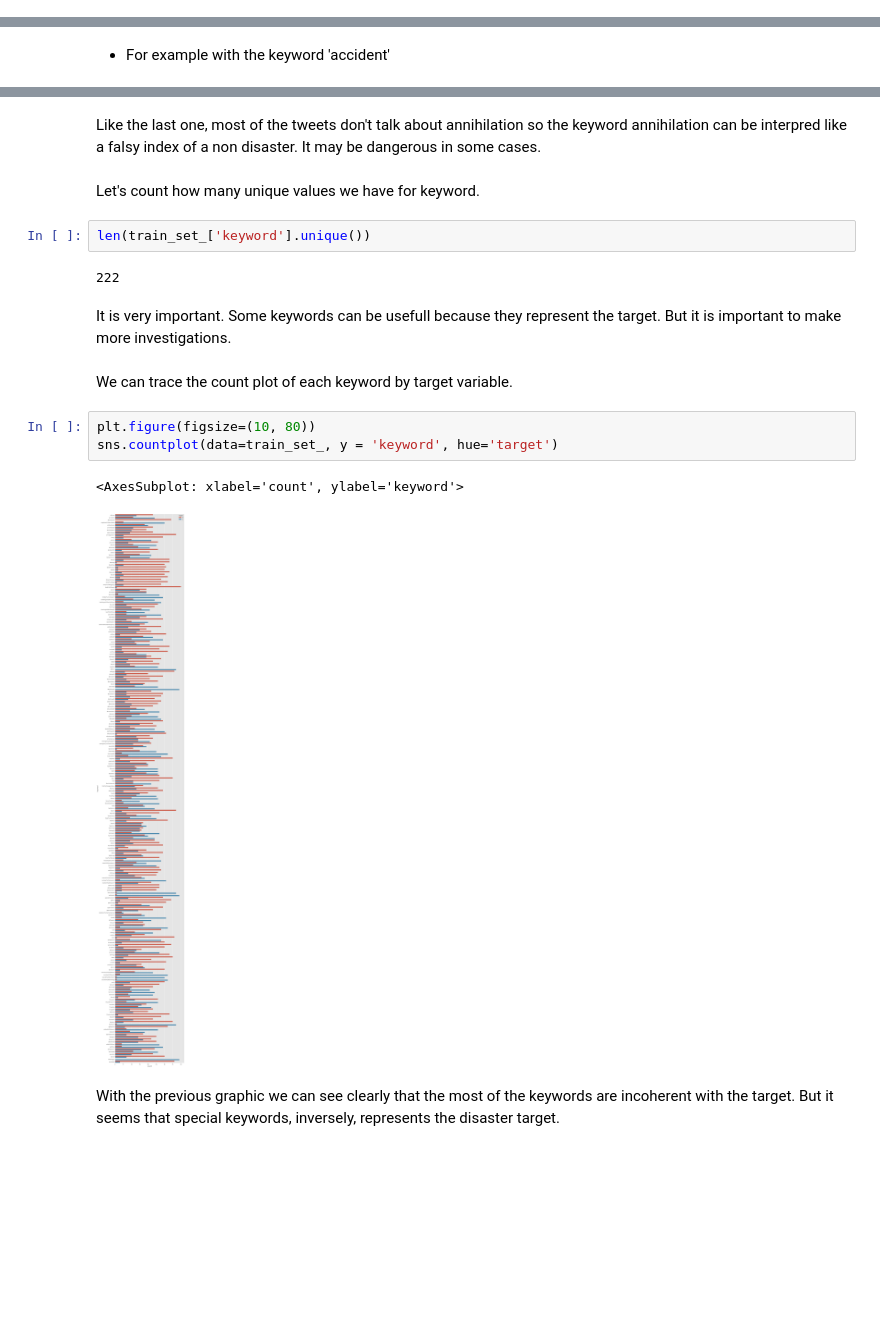
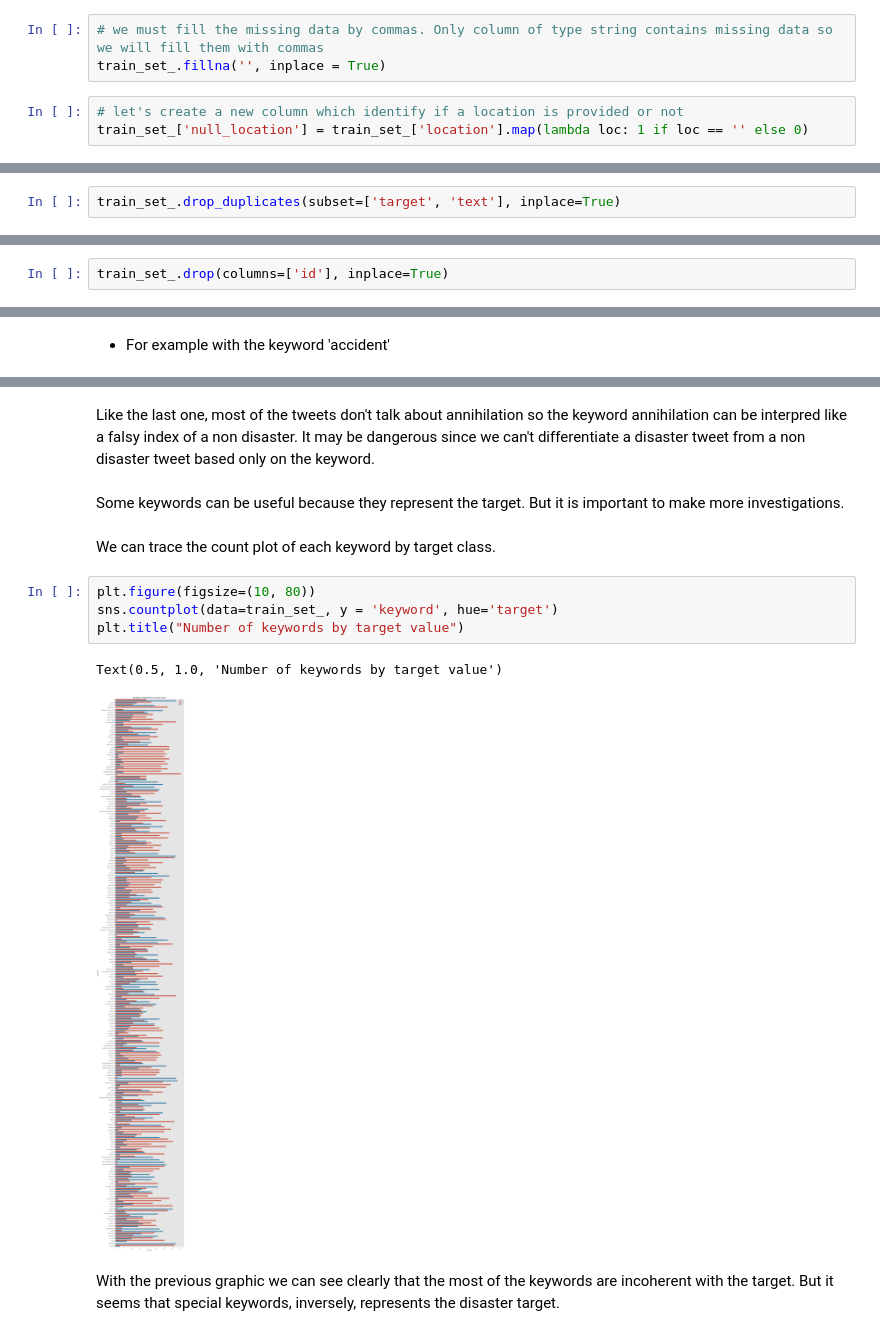
Before and after one commit to Oumar199/nlp_programs_exercises, a Jupyter notebook: kaggle_tweet_competition.ipynb, the cells around one changed output, grey strips where cells are left out. Saved outputs shown, nothing was run; the diff lists cells and outputs as text; blank space fills up the shorter version.

Commit message:
clean data frame first version

```diff
--- a/kaggle_tweet_competition.ipynb
+++ b/kaggle_tweet_competition.ipynb
@@ -86,0 +230,6 @@ The location column contains 33% (the most important percentage) of missing data
+# %%
+# we must fill the missing data by commas. Only column of type string contains missing data so we will fill them with commas
+train_set_.fillna('', inplace = True)
+# %%
+# let's create a new column which identify if a location is provided or not
+train_set_['null_location'] = train_set_['location'].map(lambda loc: 1 if loc == '' else 0)
@@ -94,0 +283,2 @@ The sum of duplicated observations is equal to 0.
+# %%
+train_set_.drop_duplicates(subset=['target', 'text'], inplace=True)
@@ -96,0 +305,2 @@ The sum of duplicated observations is equal to 0.
+# %%
+train_set_.drop(columns=['id'], inplace=True)
@@ -205,21 +421,16 @@ train_set_[train_set_['keyword'] == 'annihilated']
 # %% [markdown]
-Like the last one, most of the tweets don't talk about annihilation so the keyword annihilation can be interpred like a falsy index of a non disaster. It may be dangerous in some cases.
+Like the last one, most of the tweets don't talk about annihilation so the keyword annihilation can be interpred like a falsy index of a non disaster. It may be dangerous since we can't differentiate a disaster tweet from a non disaster tweet based only on the keyword.
-# %% [markdown]
-Let's count how many unique values we have for keyword.
-# %%
-len(train_set_['keyword'].unique())
-# %% [output]
-222
 # %% [markdown]
-It is very important. Some keywords can be usefull because they represent the target. But it is important to make more investigations.
+Some keywords can be useful because they represent the target. But it is important to make more investigations.
 # %% [markdown]
-We can trace the count plot of each keyword by target variable.
+We can trace the count plot of each keyword by target class.
 # %%
 plt.figure(figsize=(10, 80))
 sns.countplot(data=train_set_, y = 'keyword', hue='target')
+plt.title("Number of keywords by target value")
 # %% [output]
-<AxesSubplot: xlabel='count', ylabel='keyword'>
+Text(0.5, 1.0, 'Number of keywords by target value')
-[figure, old version]
+[figure, new version]
 # %% [markdown]
 With the previous graphic we can see clearly that the most of the keywords are incoherent with the target. But it seems that special keywords, inversely, represents the disaster target.
 # %% [markdown]
```
Also changed, not shown: parts of 127 cells of this notebook, 10 other files.
